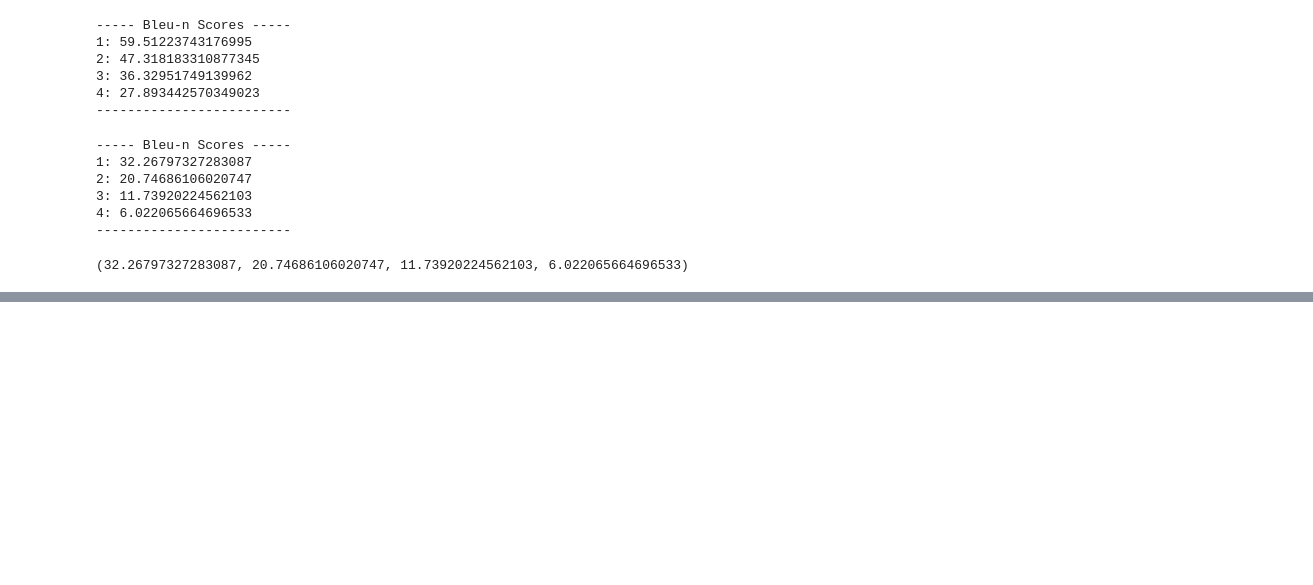
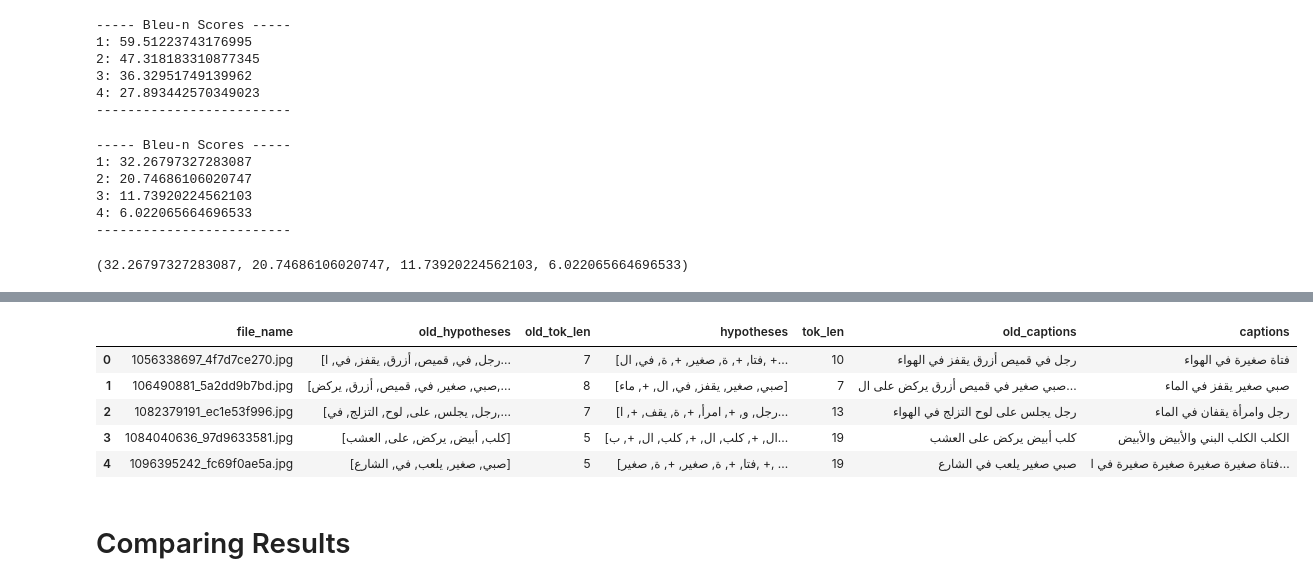
Before and after one commit to moaaztaha/Image-Captioning, a Jupyter notebook: Old Preprocessing VS Arabert Preprocessing scores.ipynb, the cells around one changed output, grey strips where cells are left out. Cells and saved outputs as stored; diff of their text form; code cells hidden in the pictures; blank space fills up the shorter version.

Commit message:
results comparison

```diff
--- a/Old Preprocessing VS Arabert Preprocessing scores.ipynb
+++ b/Old Preprocessing VS Arabert Preprocessing scores.ipynb
@@ -287,0 +483,9 @@ print_scores(references_old_tokens, hypotheses_old_tokens)
+# %%
+full_df.head()
+# %% [output]
+|  | file_name | old_hypotheses | old_tok_len | hypotheses | tok_len | old_captions | captions |
+| 0 | 1056338697_4f7d7ce270.jpg | [رجل, في, قميص, أزرق, يقفز, في, ا... | 7 | [فتا, +, ة, صغير, +, ة, في, ال, +... | 10 | رجل في قميص أزرق يقفز في الهواء | فتاة صغيرة في الهواء |
+| 1 | 106490881_5a2dd9b7bd.jpg | [صبي, صغير, في, قميص, أزرق, يركض,... | 8 | [صبي, صغير, يقفز, في, ال, +, ماء] | 7 | صبي صغير في قميص أزرق يركض على ال... | صبي صغير يقفز في الماء |
+| 2 | 1082379191_ec1e53f996.jpg | [رجل, يجلس, على, لوح, التزلج, في,... | 7 | [رجل, و, +, امرأ, +, ة, يقف, +, ا... | 13 | رجل يجلس على لوح التزلج في الهواء | رجل وامرأة يقفان في الماء |
+| 3 | 1084040636_97d9633581.jpg | [كلب, أبيض, يركض, على, العشب] | 5 | [ال, +, كلب, ال, +, كلب, ال, +, ب... | 19 | كلب أبيض يركض على العشب | الكلب الكلب البني والأبيض والأبيض |
+| 4 | 1096395242_fc69f0ae5a.jpg | [صبي, صغير, يلعب, في, الشارع] | 5 | [فتا, +, ة, صغير, +, ة, صغير, +, ... | 19 | صبي صغير يلعب في الشارع | فتاة صغيرة صغيرة صغيرة صغيرة في ا... |
@@ -287,0 +494,2 @@ print_scores(references_old_tokens, hypotheses_old_tokens)
+# %% [markdown]
+# Comparing Results
```
Also changed, not shown: parts of 29 cells of this notebook, 4 other files.
